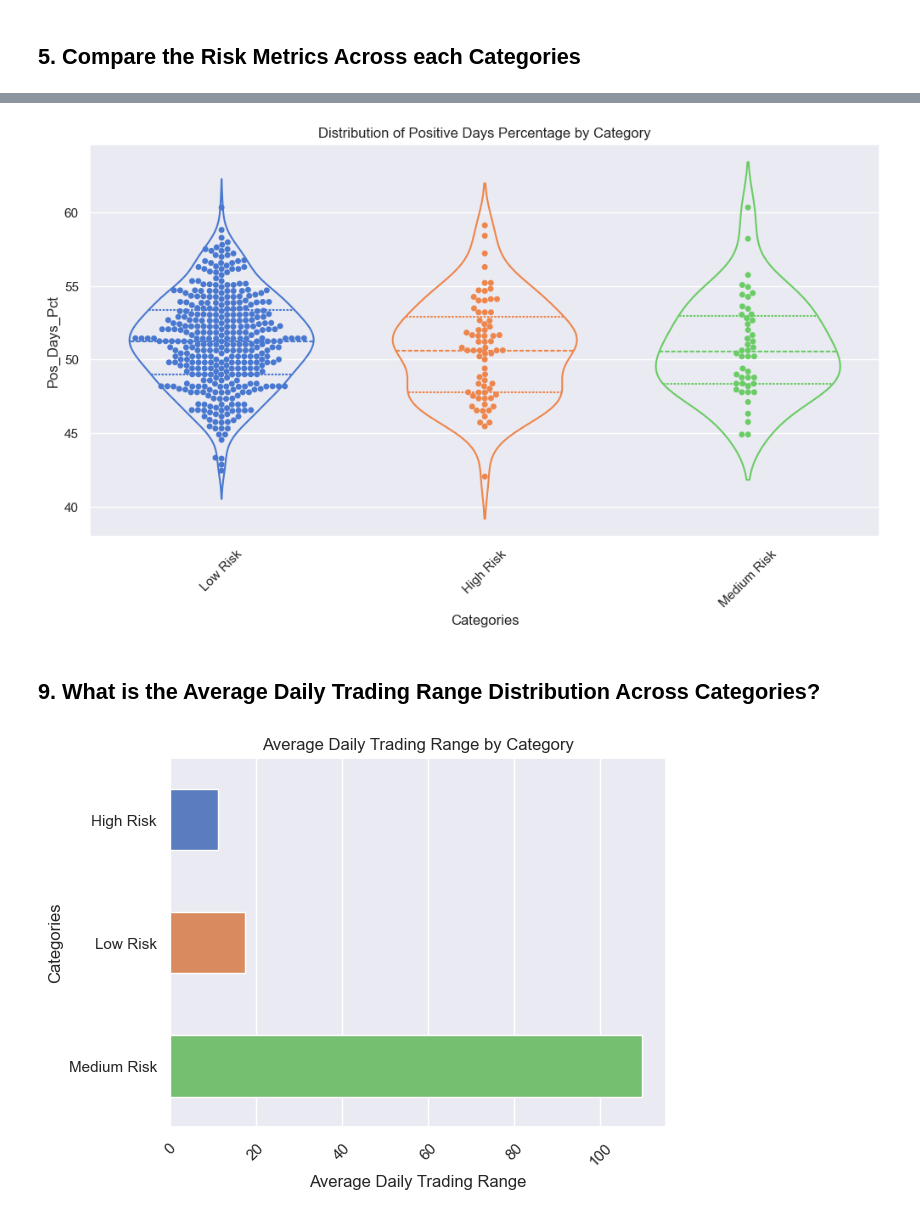
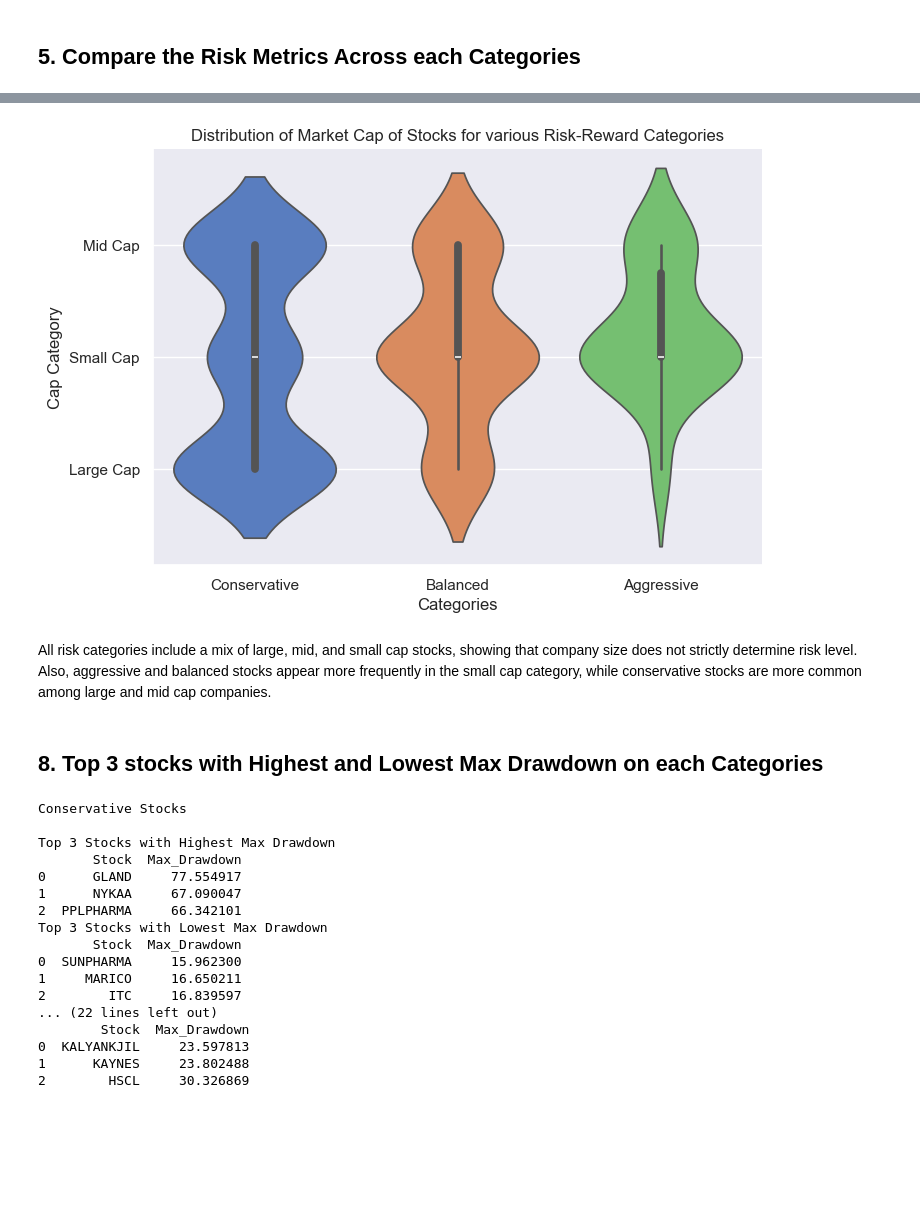
Before and after one commit to Sulo-proj/AI, a Jupyter notebook: ML and DS Capstone/4. Feature Selection/3.eda_with_target.ipynb, the cells around one changed output, grey strips where cells are left out. Saved outputs shown, nothing was run; the diff lists cells and outputs as text; code cells hidden in the pictures; blank space fills up the shorter version.

```diff
--- a/ML and DS Capstone/4. Feature Selection/3.eda_with_target.ipynb
+++ b/ML and DS Capstone/4. Feature Selection/3.eda_with_target.ipynb
@@ -101,22 +112,38 @@ plt.show()
-# %%
-plt.figure(figsize=(12, 6))
-sns.violinplot(data=dataset, x='Categories', y='Pos_Days_Pct', inner='quartile', hue='Categories', fill=False, width=0.7)
-sns.swarmplot(dataset, x='Categories', y='Pos_Days_Pct', hue='Categories')
-plt.title("Distribution of Positive Days Percentage by Category")
-plt.xticks(rotation=45)
-plt.show()
-# %% [output]
-[figure, removed]
+# %%
+sns.catplot(dataset, x='Categories', y='Cap Category', hue='Categories', kind='violin', aspect=1.5)
+plt.title('Distribution of Market Cap of Stocks for various Risk-Reward Categories')
+plt.show()
+# %% [output]
+[figure, added]
+# %% [markdown]
+All risk categories include a mix of large, mid, and small cap stocks, showing that company size does not strictly determine risk level. Also, aggressive and balanced stocks appear more frequently in the small cap category, while conservative stocks are more common among large and mid cap companies.
 # %% [markdown]
-## 9. What is the Average Daily Trading Range Distribution Across Categories?
+## 8.  Top 3 stocks with Highest and Lowest Max Drawdown on each Categories
 # %%
-dailytr_cat = dataset.groupby('Categories')['Avg_Daily_TR'].mean()
+categories = ['Conservative', 'Balanced', 'Aggressive']
 
-sns.barplot(x=dailytr_cat.values, y=dailytr_cat.index,
-            hue=dailytr_cat.index, errorbar=None, width=0.5)
-plt.title('Average Daily Trading Range by Category')
-plt.xticks(rotation=45)
-plt.xlabel('Average Daily Trading Range')
-plt.show()
+for cat in categories:
+    disp_data = dataset[dataset['Categories'] == cat][['Stock', 'Max_Drawdown']]
+    print(f'\n{cat} Stocks\n')
+    print('Top 3 Stocks with Highest Max Drawdown')
+    print(disp_data.sort_values('Max_Drawdown', ascending=False).head(3).reset_index(drop=True))
+    print('Top 3 Stocks with Lowest Max Drawdown')
+    print(disp_data.sort_values('Max_Drawdown').head(3).reset_index(drop=True))
 # %% [output]
-[figure, removed]
+Conservative Stocks
+
+Top 3 Stocks with Highest Max Drawdown
+       Stock  Max_Drawdown
+0      GLAND     77.554917
+1      NYKAA     67.090047
+2  PPLPHARMA     66.342101
+Top 3 Stocks with Lowest Max Drawdown
+       Stock  Max_Drawdown
+0  SUNPHARMA     15.962300
+1     MARICO     16.650211
+2        ITC     16.839597
+... (22 lines left out)
+        Stock  Max_Drawdown
+0  KALYANKJIL     23.597813
+1      KAYNES     23.802488
+2        HSCL     30.326869
```
Also changed, not shown: parts of 27 cells of this notebook, 2 other files.
